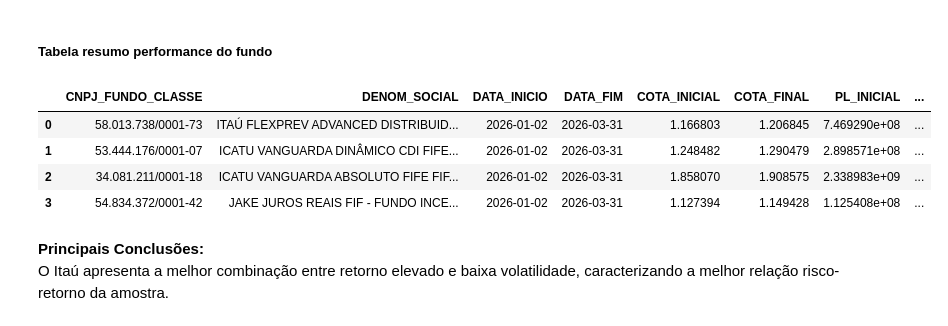
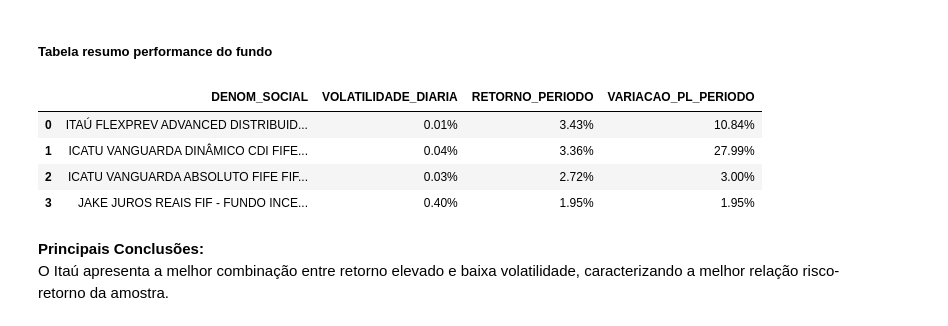
Before and after one commit to queziatedeschi-commits/case-icatu-vanguarda, a Jupyter notebook: case_credito_privado.ipynb, the cells around one changed output. Drawn from its saved outputs; the diff is of its cells as text; code cells hidden in the pictures.

```diff
--- a/case_credito_privado.ipynb
+++ b/case_credito_privado.ipynb
@@ -1053,13 +1053,13 @@ A análise consolidada considera retorno, volatilidade e crescimento do patrimô
 # %% [markdown]
 ##### Tabela resumo performance do fundo
 # %%
-df_resumo_exibicao
+df_resumo_exibicao[["DENOM_SOCIAL", "VOLATILIDADE_DIARIA", "RETORNO_PERIODO", "VARIACAO_PL_PERIODO"]]
 # %% [output]
-|  | CNPJ_FUNDO_CLASSE | DENOM_SOCIAL | DATA_INICIO | DATA_FIM | COTA_INICIAL | COTA_FINAL | PL_INICIAL | ... |
-| 0 | 58.013.738/0001-73 | ITAÚ FLEXPREV ADVANCED DISTRIBUID... | 2026-01-02 | 2026-03-31 | 1.166803 | 1.206845 | 7.469290e+08 | ... |
-| 1 | 53.444.176/0001-07 | ICATU VANGUARDA DINÂMICO CDI FIFE... | 2026-01-02 | 2026-03-31 | 1.248482 | 1.290479 | 2.898571e+08 | ... |
-| 2 | 34.081.211/0001-18 | ICATU VANGUARDA ABSOLUTO FIFE FIF... | 2026-01-02 | 2026-03-31 | 1.858070 | 1.908575 | 2.338983e+09 | ... |
-| 3 | 54.834.372/0001-42 | JAKE JUROS REAIS FIF - FUNDO INCE... | 2026-01-02 | 2026-03-31 | 1.127394 | 1.149428 | 1.125408e+08 | ... |
+|  | DENOM_SOCIAL | VOLATILIDADE_DIARIA | RETORNO_PERIODO | VARIACAO_PL_PERIODO |
+| 0 | ITAÚ FLEXPREV ADVANCED DISTRIBUID... | 0.01% | 3.43% | 10.84% |
+| 1 | ICATU VANGUARDA DINÂMICO CDI FIFE... | 0.04% | 3.36% | 27.99% |
+| 2 | ICATU VANGUARDA ABSOLUTO FIFE FIF... | 0.03% | 2.72% | 3.00% |
+| 3 | JAKE JUROS REAIS FIF - FUNDO INCE... | 0.40% | 1.95% | 1.95% |
 # %% [markdown]
 **Principais Conclusões:**
 O Itaú apresenta a melhor combinação entre retorno elevado e baixa volatilidade, caracterizando a melhor relação risco-retorno da amostra.
```
Also changed, not shown: parts of 1 cell of this notebook.
